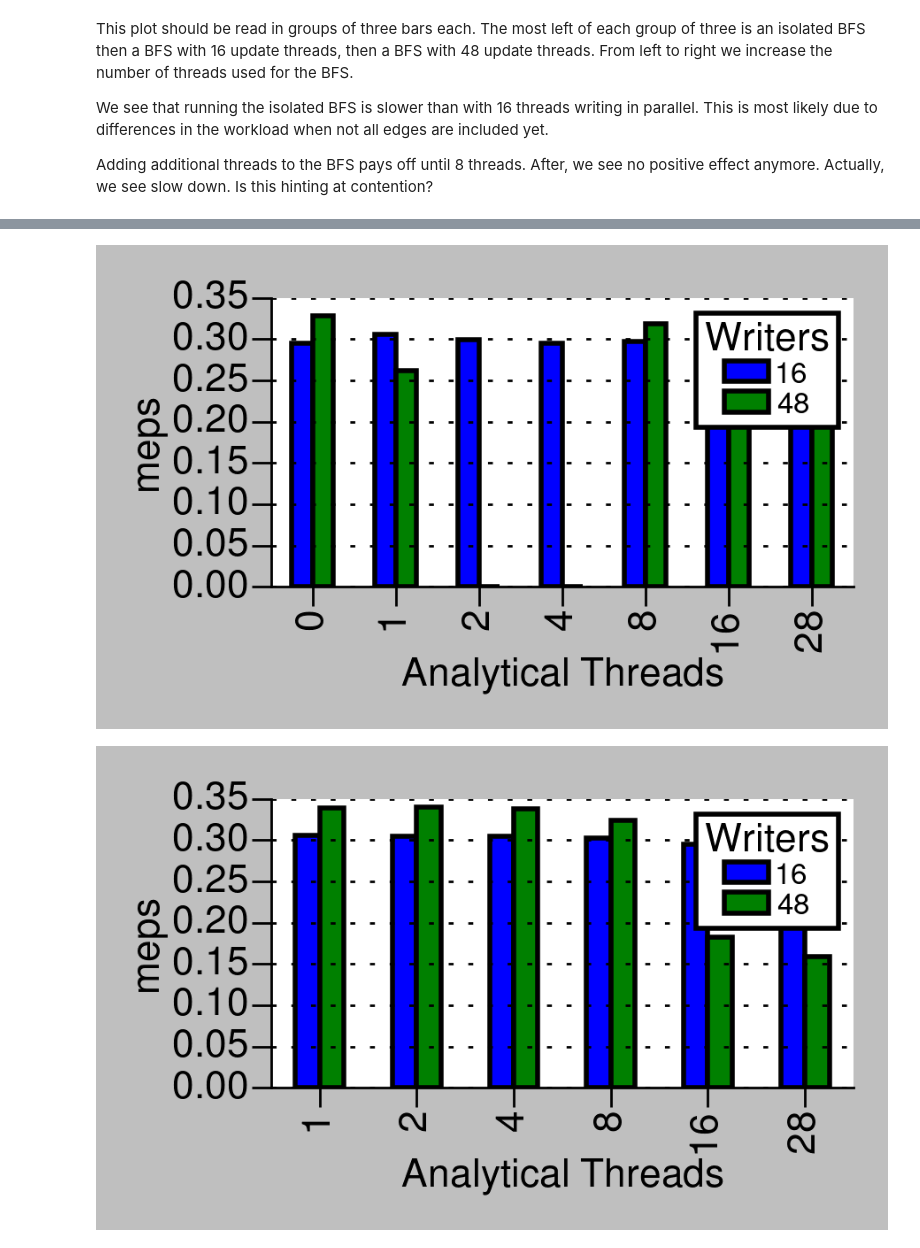
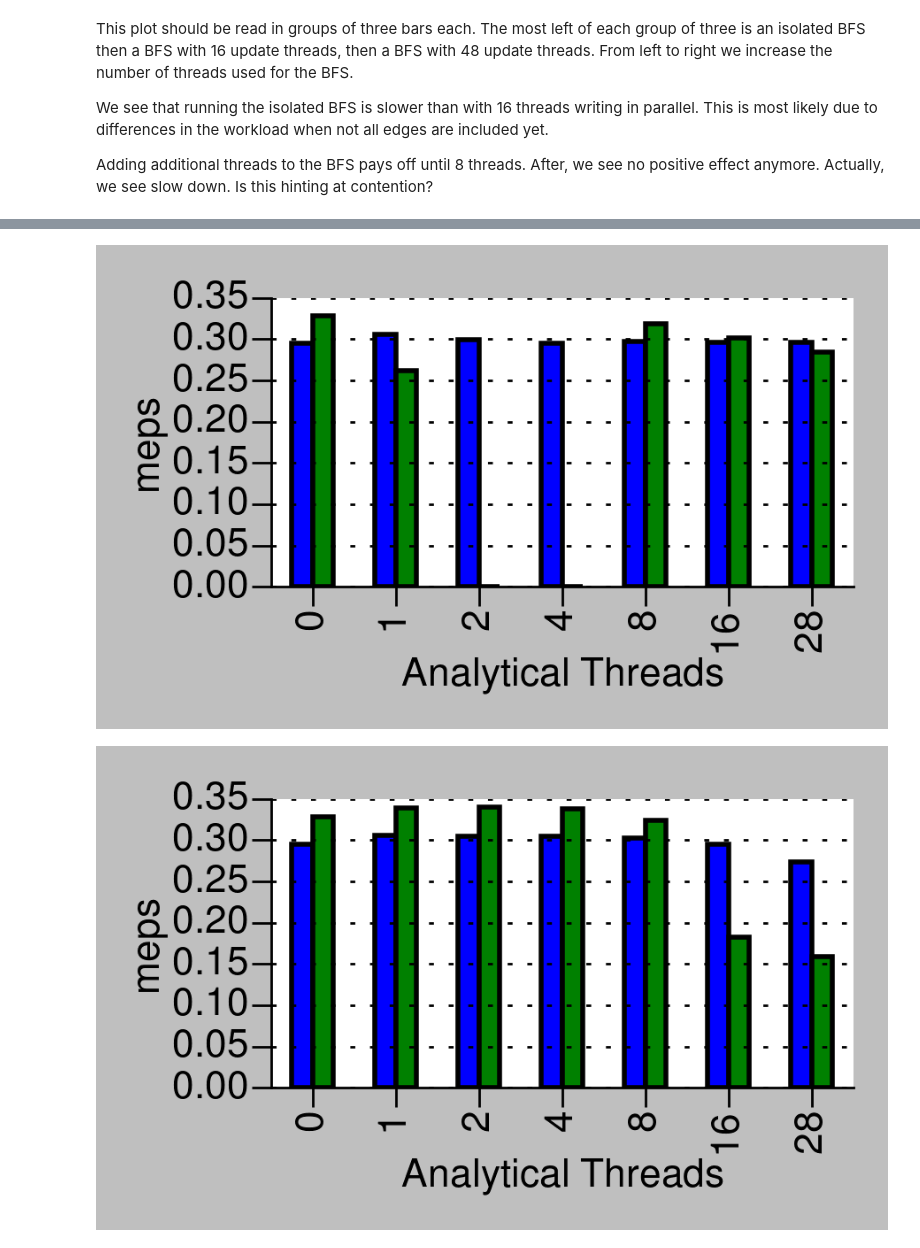
Before and after one commit to PerFuchs/gfe_notebooks, a Jupyter notebook: mixed-experiment.ipynb, the cells around one changed output, grey strips where cells are left out. Drawn from its saved outputs; the diff is of its cells as text; code cells hidden in the pictures.

```diff
--- a/mixed-experiment.ipynb
+++ b/mixed-experiment.ipynb
@@ -77,2 +55,0 @@ pivot_throughput = throughput_28.pivot_table(index="progress", columns="library"
-# %%
-p = pivot_throughput.plot.line(linewidth=1, legend=None)
@@ -106,9 +83,12 @@ data_analytics_isolated_grouped
 # %%
 throughput_isoloated = common.import_gfe_dbms("view_updates_mean", "data/new.sqlite3").query("is_mixed_workload == 0").query(experiments)
 throughput_isoloated["num_threads"] = 0
+throughput_isoloated_pr = copy.copy(throughput_isoloated)
+throughput_isoloated_pr ["algorithm"] = "pagerank"
 throughput_isoloated["algorithm"] = "bfs"
-throughput_isoloated = throughput_isoloated.groupby(["library", "graph", "algorithm", "num_threads_write", "num_threads"]).agg(throughput=("average_throughput", "mean"))
-throughput_isoloated
+co = pd.concat([throughput_isoloated, throughput_isoloated_pr])
+throughput_isoloated_grouped = co.groupby(["library", "graph", "algorithm", "num_threads_write", "num_threads"]).agg(throughput=("average_throughput", "mean"))
+throughput_isoloated_grouped
 # %% [output]
 |  |  |  |  |  | throughput |
 | library | graph | algorithm | num_threads_write | num_threads |  |
@@ -121,5 +111,5 @@ throughput_isoloated
 # %%
-data_all = pd.concat([data_grouped, data_analytics_isolated_grouped, throughput_isoloated])
+data_all = pd.concat([data_grouped, data_analytics_isolated_grouped, throughput_isoloated_grouped])
 data_all
 # %% [output]
 |  |  |  |  |  | exec_id_min | exec_id_max | throughput | analytics |
@@ -283,8 +295,9 @@ def update_throuphput(data, graph, algorithm, library):
 
     return data_throughput.pivot_table('throughput', index='num_threads', columns='num_threads_write')
 
-graph500_bfs_throughput_sortledton = update_throuphput(data_all, 'graph500-24', 'bfs', 'sortledton.3')
-graph500_pagerank_throughput_sortledton = update_throuphput(data_all, 'graph500-24', 'pagerank', 'sortledton.3')
+graph500_bfs_throughput_sortledton = update_throuphput(data_all, 'graph500-24', 'bfs', 'sortledton.4')
+graph500_pagerank_throughput_sortledton = update_throuphput(data_all, 'graph500-24', 'pagerank', 'sortledton.4')
+
 graph500_bfs_throughput_livegraph = update_throuphput(data_all, 'graph500-24', 'bfs', 'livegraph3_ro')
 graph500_pagerank_throughput_livegraph = update_throuphput(data_all, 'graph500-24', 'pagerank', 'livegraph3_ro')
 # %%
@@ -292,14 +305,12 @@ def plot_throughput(data, graph, algorithm, library):
     matplotlib.style.use('classic')
     plotting.latexify(columns=3)
 
-    p = data.plot.bar()
-    p.legend(title="Writers")
-
-    colormap=common.set_library_colormap("")
+    p = data.plot.bar(legend=None, color=colormap)
+    #p.legend(title="Writers")
 
     plt.ylabel("meps")
     plt.xlabel("Analytical Threads")
-    #plt.title("Algorithm: %s, Graph: %s" % (algorithm, graph))
+    #plt.title("Library: %s, Algorithm: %s, Graph: %s" % (library, algorithm, graph))
 
     scale_y = 1e6
     ticks_y = ticker.FuncFormatter(lambda x, pos: '%.2f' % ( float(x) / scale_y))
@@ -311,9 +322,10 @@ def plot_throughput(data, graph, algorithm, library):
     plt.tight_layout()
     plt.savefig(plotting.base_path + "mixed-throughput-%s-%s.png" % (library, algorithm), dpi=400)
 
-plot_throughput(graph500_bfs_throughput_sortledton, 'graph500-24', 'bfs', 'Sortledton')
-plot_throughput(graph500_pagerank_throughput_sortledton, 'graph500-24', 'pagerank', 'Sortledton')
-plot_throughput(graph500_bfs_throughput_livegraph, 'graph500-24', 'bfs', 'Livegraph')
-plot_throughput(graph500_pagerank_throughput_livegraph, 'graph500-24', 'pagerank', 'Livegraph')
+plot_throughput(graph500_bfs_throughput_sortledton, 'graph500-24', 'bfs', 'sortledton')
+plot_throughput(graph500_pagerank_throughput_sortledton, 'graph500-24', 'pagerank', 'sortledton')
+
+plot_throughput(graph500_bfs_throughput_livegraph, 'graph500-24', 'bfs', 'livegraph')
+plot_throughput(graph500_pagerank_throughput_livegraph, 'graph500-24', 'pagerank', 'livegraph')
 #plot_throughput(dota_league_bfs_throughput, 'graph500-24', 'bfs')
 # %% [output]
@@ -322,2 +334,2 @@ plot_throughput(graph500_pagerank_throughput_livegraph, 'graph500-24', 'pagerank
-[figure, old version]
+[figure, new version]
-[figure, old version]
+[figure, new version]
```
Also changed, not shown: parts of 17 cells of this notebook.
